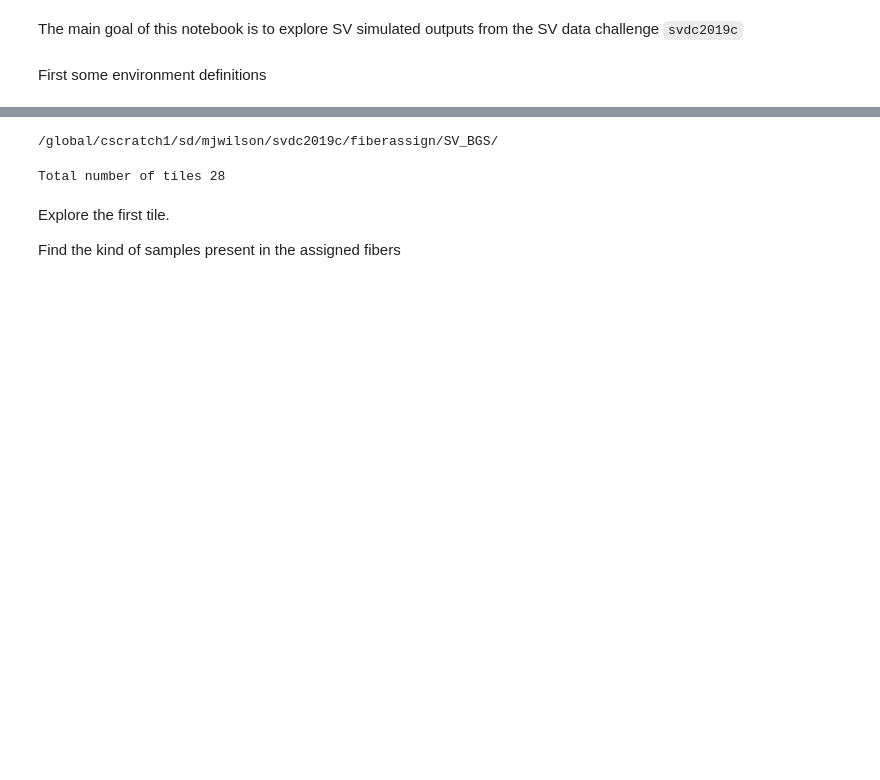
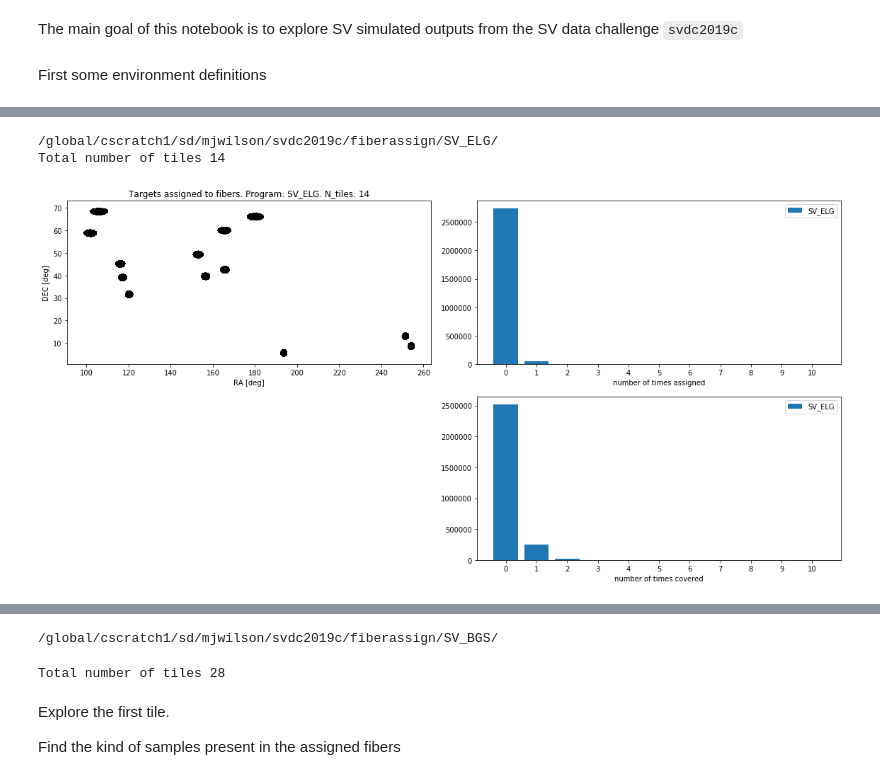
Before and after one commit to forero/fiberassign_explore, a Jupyter notebook: SV.ipynb, the cells around one changed output, grey strips where cells are left out. Cells and saved outputs as stored; diff of their text form; code cells hidden in the pictures; blank space fills up the shorter version.

```diff
--- a/SV.ipynb
+++ b/SV.ipynb
@@ -108,0 +194,6 @@ NameError: name 'SV_prgram' is not defined
+# %%
+summary_SV(SV_program='SV_ELG')
+# %% [output]
+/global/cscratch1/sd/mjwilson/svdc2019c/fiberassign/SV_ELG/
+Total number of tiles 14
+[figure, added]
```
Also changed, not shown: parts of 5 cells of this notebook.
